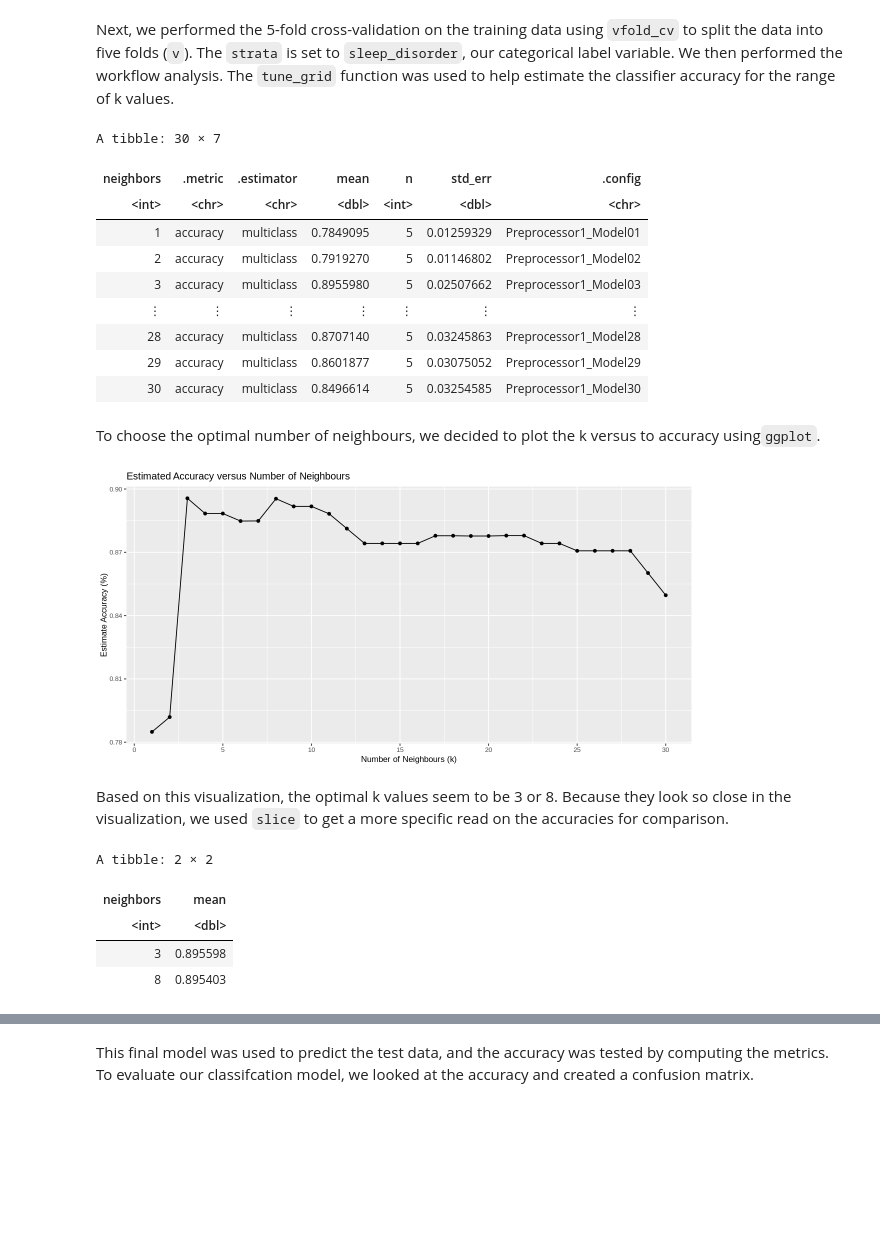
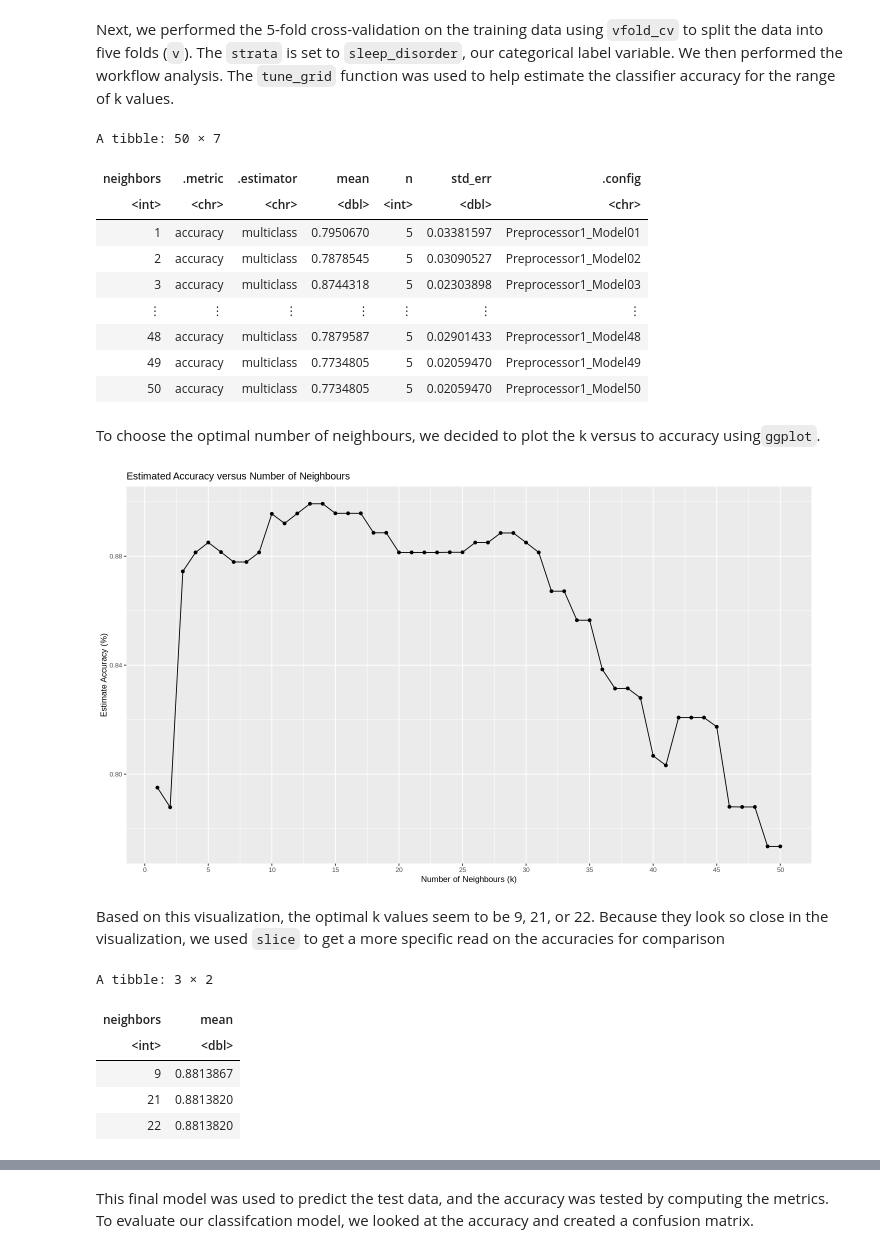
Before and after one commit to d-alex171/dsci-project, a Jupyter notebook: ProjectReport.ipynb, the cells around one changed output, grey strips where cells are left out. Cells and saved outputs as stored; diff of their text form; code cells hidden in the pictures; blank space fills up the shorter version.

Commit message:
Added more visualizations

```diff
--- a/ProjectReport.ipynb
+++ b/ProjectReport.ipynb
@@ -62,7 +62,7 @@ A spec_tbl_df: 374 × 13
 # %%
 #Tidy the data.
 sleep_data <- sleep_data |>
-    select(age, sleep_duration, physical_activity, blood_pressure, heart_rate, sleep_disorder) |>
+    select(age, sleep_duration, physical_activity, blood_pressure, heart_rate, sleep_disorder, BMI) |>
     mutate(sleep_disorder = as_factor(sleep_disorder)) |>
     mutate(sleep_disorder = fct_recode(sleep_disorder, "Insomnia" = "2", "Sleep Apnea" = "1", "None" = "0")) |>
     separate(col = blood_pressure,
@@ -172,7 +176,7 @@ Next, we performed the 5-fold cross-validation on the training data using `vfold
 sleep_vfold <- vfold_cv(sleep_train, v = 5, strata = sleep_disorder)
 
 # Create a workflow with k ranging from 1 to 100
-gridvals <- tibble(neighbors = seq(from = 1, to = 30))
+gridvals <- tibble(neighbors = seq(from = 1, to = 50))
 
 sleep_results <- workflow() |>
                     add_recipe(sleep_recipe) |>
@@ -185,44 +189,45 @@ accuracies <- sleep_results |>
 
 accuracies
 # %% [output]
-A tibble: 30 × 7
+A tibble: 50 × 7
 | neighbors | .metric | .estimator | mean | n | std_err | .config |
 | <int> | <chr> | <chr> | <dbl> | <int> | <dbl> | <chr> |
-| 1 | accuracy | multiclass | 0.7849095 | 5 | 0.01259329 | Preprocessor1_Model01 |
-| 2 | accuracy | multiclass | 0.7919270 | 5 | 0.01146802 | Preprocessor1_Model02 |
-| 3 | accuracy | multiclass | 0.8955980 | 5 | 0.02507662 | Preprocessor1_Model03 |
+| 1 | accuracy | multiclass | 0.7950670 | 5 | 0.03381597 | Preprocessor1_Model01 |
+| 2 | accuracy | multiclass | 0.7878545 | 5 | 0.03090527 | Preprocessor1_Model02 |
+| 3 | accuracy | multiclass | 0.8744318 | 5 | 0.02303898 | Preprocessor1_Model03 |
 | ⋮ | ⋮ | ⋮ | ⋮ | ⋮ | ⋮ | ⋮ |
-| 28 | accuracy | multiclass | 0.8707140 | 5 | 0.03245863 | Preprocessor1_Model28 |
-| 29 | accuracy | multiclass | 0.8601877 | 5 | 0.03075052 | Preprocessor1_Model29 |
-| 30 | accuracy | multiclass | 0.8496614 | 5 | 0.03254585 | Preprocessor1_Model30 |
+| 48 | accuracy | multiclass | 0.7879587 | 5 | 0.02901433 | Preprocessor1_Model48 |
+| 49 | accuracy | multiclass | 0.7734805 | 5 | 0.02059470 | Preprocessor1_Model49 |
+| 50 | accuracy | multiclass | 0.7734805 | 5 | 0.02059470 | Preprocessor1_Model50 |
 # %% [markdown]
 To choose the optimal number of neighbours, we decided to plot the k versus to accuracy using`ggplot`.
 # %%
-options(repr.plot.height = 5, repr.plot.width = 10)
+options(repr.plot.height = 7, repr.plot.width = 12)
 k_plot <- accuracies |>
             ggplot(aes(x = neighbors, y = mean)) +
             geom_point() +
             geom_line() +
             xlab("Number of Neighbours (k)") +
             ylab("Estimate Accuracy (%)") +
-            scale_x_continuous(breaks = seq(0, 30, by = 5)) +
+            scale_x_continuous(breaks = seq(0, 50, by = 5)) +
             ggtitle("Estimated Accuracy versus Number of Neighbours") +
             theme(text = element_text(size = 10))
 
 k_plot
 # %% [output]
-[figure, old version]
+[figure, new version]
 # %% [markdown]
-Based on this visualization, the optimal k values seem to be 3 or 8. Because they look so close in the visualization, we used `slice` to get a more specific read on the accuracies for comparison.
+Based on this visualization, the optimal k values seem to be 9, 21, or 22. Because they look so close in the visualization, we used `slice` to get a more specific read on the accuracies for comparison
 # %%
 top_k_vals <- accuracies |>
-                slice(3, 8) |>
+                slice(9, 21, 22) |>
                 select(neighbors, mean)
 top_k_vals
 # %% [output]
-A tibble: 2 × 2
+A tibble: 3 × 2
 | neighbors | mean |
 | <int> | <dbl> |
-| 3 | 0.895598 |
-| 8 | 0.895403 |
+| 9 | 0.8813867 |
+| 21 | 0.8813820 |
+| 22 | 0.8813820 |
 # %% [markdown]
```
Also changed, not shown: parts of 11 cells of this notebook.
